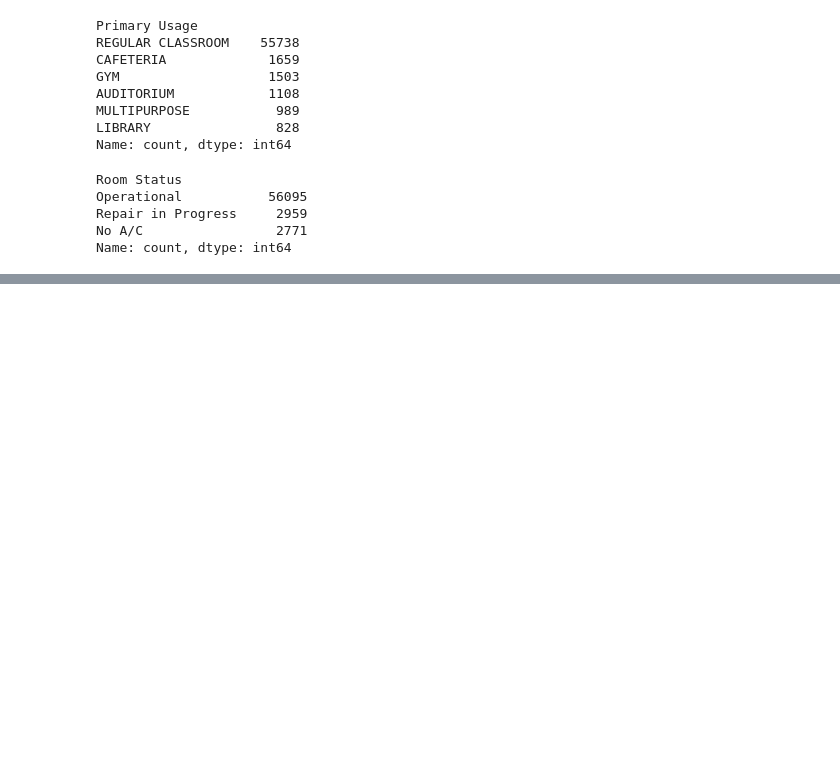
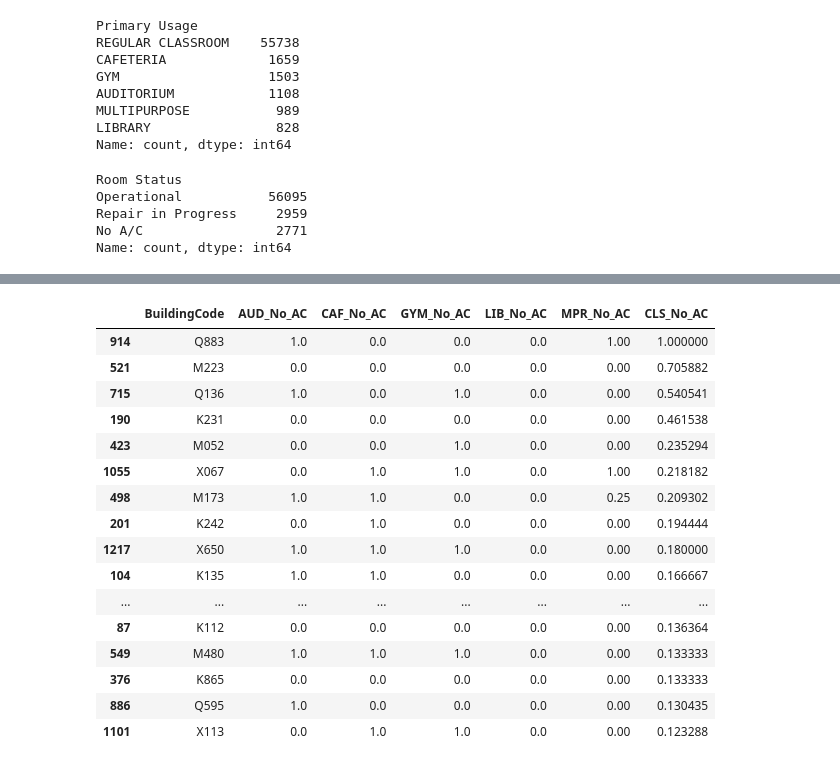
Before and after one commit to likealostcause/zohran-ghs-dashboard, a Jupyter notebook: notebooks/process_ventilation.ipynb, the cells around one changed output, grey strips where cells are left out. Drawn from its saved outputs; the diff is of its cells as text; code cells hidden in the pictures; blank space fills up the shorter version.

```diff
--- a/notebooks/process_ventilation.ipynb
+++ b/notebooks/process_ventilation.ipynb
@@ -173,0 +87,21 @@ np.int64(500)
+# %%
+# Most conservative treatment of A/C: Calculate percentage of "No" A/C" for each BuildingCode and Primary Usage combination
+# This will include all buildings, even those with 0% "No A/C"
+no_ac_summary = ac_df.groupby(['BuildingCode', 'Primary Usage']).apply(
+    lambda x: (x['Room Status'] == 'No A/C').sum() / len(x)
+).unstack(fill_value=0)
+# Rename columns to include "_No_AC" suffix
+no_ac_summary.columns = [f"{col}_No_AC".replace(' ', '_') for col in no_ac_summary.columns]
+# Reset index to get BuildingCode as a regular column
+no_ac_summary = no_ac_summary.reset_index()
+# Shorten column names for shapefile 10 char limit
+no_ac_summary.columns = no_ac_summary.columns.str.replace(
+    'AUDITORIUM', 'AUD').str.replace(
+        'CAFETERIA', 'CAF').str.replace(
+            'REGULAR_CLASSROOM', 'CLS').str.replace(
+                'GYMNASIUM', 'GYM').str.replace(
+                    'LIBRARY', 'LIB').str.replace(
+                        'MULTIPURPOSE', 'MPR')
+
+# Filter for buildings with >0% classrooms with No A/C
+no_ac_summary[no_ac_summary['CLS_No_AC'] > 0]
@@ -173,0 +122,21 @@ np.int64(500)
+# %%
+# Show top 20 buildings with highest percentage of classrooms with No A/C
+no_ac_summary.sort_values('CLS_No_AC', ascending=False).head(20)
+# %% [output]
+|  | BuildingCode | AUD_No_AC | CAF_No_AC | GYM_No_AC | LIB_No_AC | MPR_No_AC | CLS_No_AC |
+| 914 | Q883 | 1.0 | 0.0 | 0.0 | 0.0 | 1.00 | 1.000000 |
+| 521 | M223 | 0.0 | 0.0 | 0.0 | 0.0 | 0.00 | 0.705882 |
+| 715 | Q136 | 1.0 | 0.0 | 1.0 | 0.0 | 0.00 | 0.540541 |
+| 190 | K231 | 0.0 | 0.0 | 0.0 | 0.0 | 0.00 | 0.461538 |
+| 423 | M052 | 0.0 | 0.0 | 1.0 | 0.0 | 0.00 | 0.235294 |
+| 1055 | X067 | 0.0 | 1.0 | 1.0 | 0.0 | 1.00 | 0.218182 |
+| 498 | M173 | 1.0 | 1.0 | 0.0 | 0.0 | 0.25 | 0.209302 |
+| 201 | K242 | 0.0 | 1.0 | 0.0 | 0.0 | 0.00 | 0.194444 |
+| 1217 | X650 | 1.0 | 1.0 | 1.0 | 0.0 | 0.00 | 0.180000 |
+| 104 | K135 | 1.0 | 1.0 | 0.0 | 0.0 | 0.00 | 0.166667 |
+| ... | ... | ... | ... | ... | ... | ... | ... |
+| 87 | K112 | 0.0 | 0.0 | 0.0 | 0.0 | 0.00 | 0.136364 |
+| 549 | M480 | 1.0 | 1.0 | 1.0 | 0.0 | 0.00 | 0.133333 |
+| 376 | K865 | 0.0 | 0.0 | 0.0 | 0.0 | 0.00 | 0.133333 |
+| 886 | Q595 | 1.0 | 0.0 | 0.0 | 0.0 | 0.00 | 0.130435 |
+| 1101 | X113 | 0.0 | 1.0 | 1.0 | 0.0 | 0.00 | 0.123288 |
```
Also changed, not shown: parts of 43 cells of this notebook.
